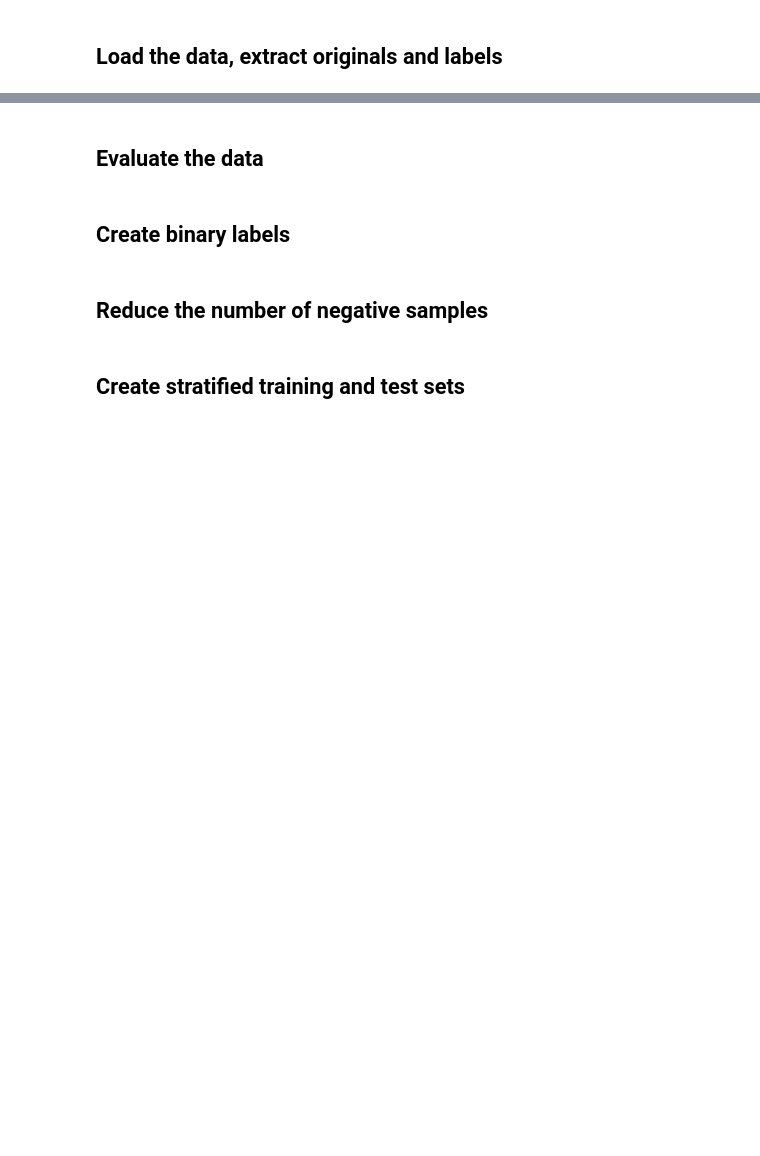
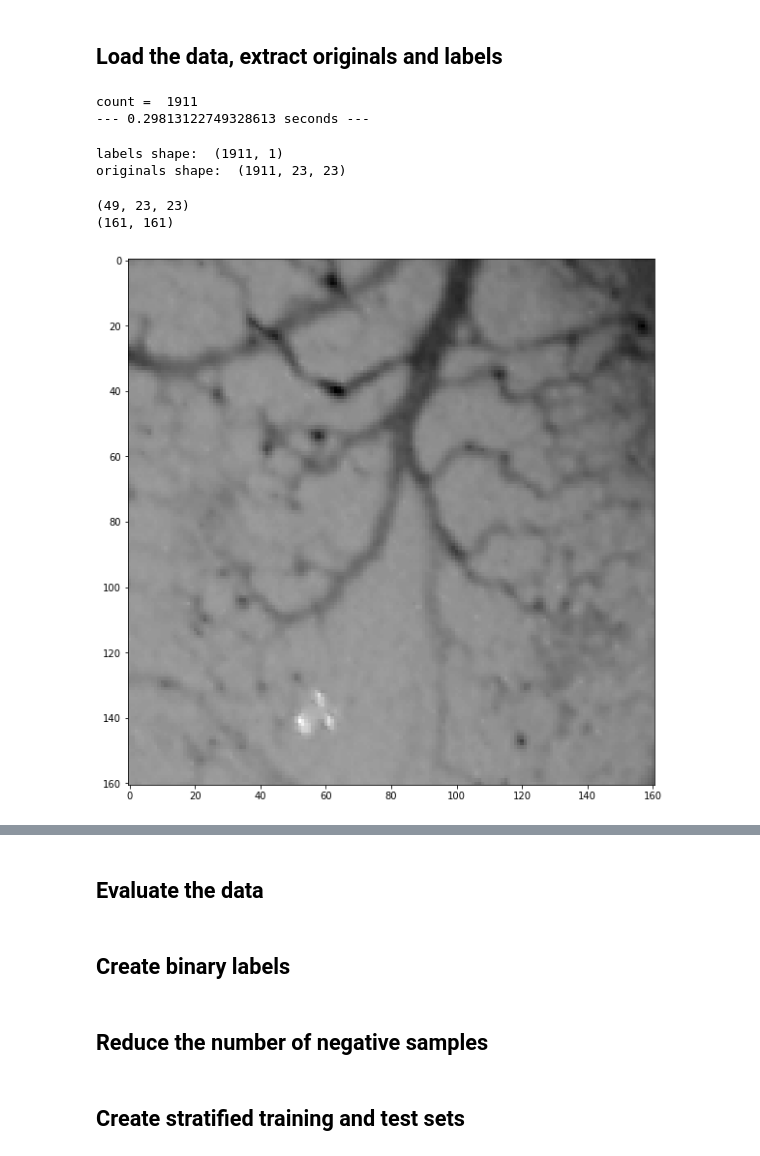
Before and after one commit to vlada-rozova/vessel-detection, a Jupyter notebook: preprocess_data.ipynb, the cells around one changed output, grey strips where cells are left out. Cells and saved outputs as stored; diff of their text form; code cells hidden in the pictures; blank space fills up the shorter version.

Commit message:
Plot non-overlapping patches as one image

```diff
--- a/preprocess_data.ipynb
+++ b/preprocess_data.ipynb
@@ -13,11 +13,49 @@ originals, labels, count = load_data.process_rois('CS8_ROIs.csv', 'cellsuspensio
 print('count = ', count)
 
 print("--- %s seconds ---" % (time.time() - start_time))
+# %%
+import os
+import pandas as pd
+import numpy as np
+import matplotlib.pyplot as plt
+import time
+import load_data
+start_time = time.time()
+
+originals, labels, count = load_data.process_rois_2('CS12_ROIs.csv', 'cellsuspensionED12/', 0)
+print('count = ', count)
+
+print("--- %s seconds ---" % (time.time() - start_time))
+# %% [output]
+count =  1911
+--- 0.29813122749328613 seconds ---
 # %%
 labels = labels[:count, :]
 print('labels shape: ', labels.shape)
 originals = originals[: count, :, :]
 print('originals shape: ', originals.shape)
+# %% [output]
+labels shape:  (1911, 1)
+originals shape:  (1911, 23, 23)
+# %%
+def plot_patches_without_overlap(x, nrows, ncols, patch_size):
+    x_ = np.zeros((nrows * patch_size, ncols * patch_size), dtype = np.float32)
+    for i in range(0, nrows):
+        for j in range(0, ncols):
+            x_[i * patch_size : (i + 1) * patch_size ,
+               j * patch_size : (j + 1) * patch_size] = x[i * nrows + j, :, :]
+
+    print(x.shape)
+    print(x_.shape)
+    plt.figure(figsize=(15, 10))
+    plt.imshow(x_, cmap = plt.cm.gray, interpolation = "nearest")
+    plt.show()
+
+plot_patches_without_overlap(originals[:49, :, :], nrows = 7, ncols = 7, patch_size = 23)
+# %% [output]
+(49, 23, 23)
+(161, 161)
+[figure, added]
 # %%
 i = 0
 plt.figure(figsize=(15, 10))
```
Also changed, not shown: parts of 1 cell of this notebook.
